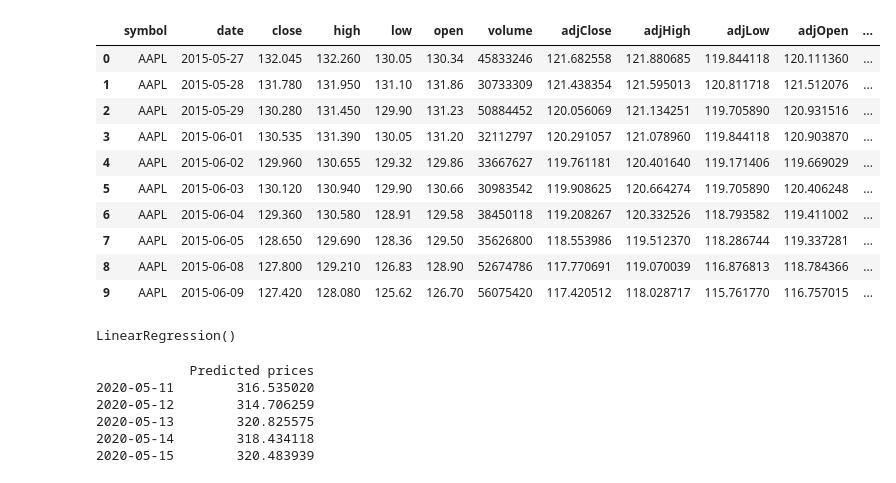
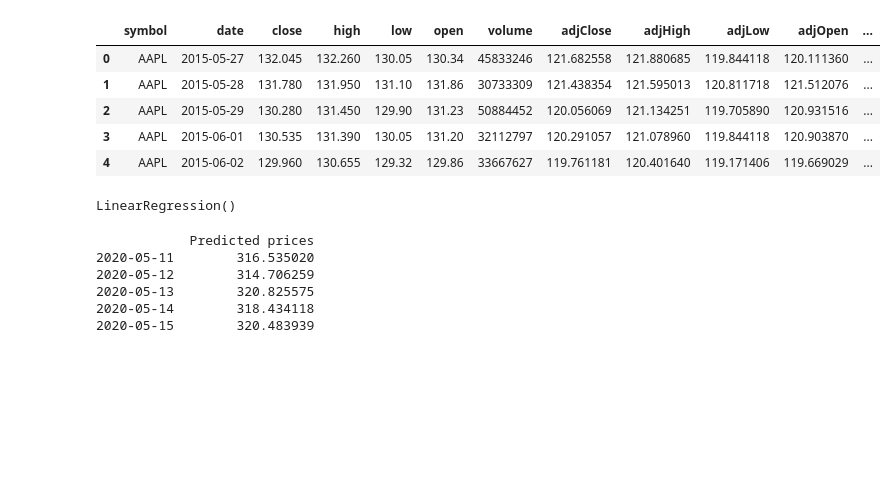
Before and after one commit to arnavasoni/AAPL-Stock, a Jupyter notebook: aapl_stock.ipynb, the cells around one changed output. Saved outputs shown, nothing was run; the diff lists cells and outputs as text; code cells hidden in the pictures; blank space fills up the shorter version.

```diff
--- a/aapl_stock.ipynb
+++ b/aapl_stock.ipynb
@@ -27,21 +26,16 @@ def prep(df, fore_col, fore_out, test_size):
 # %%
 # read the data.
 data = pd.read_csv(r'C:\Users\arnav\OneDrive\Desktop\Projects\proj-2\AAPL.csv')
 # r is used before the path so that '\' is not considered as an escape character
 data=data[data['symbol']=='AAPL']
-data.head(10)
+data.head()
 # %% [output]
 |  | symbol | date | close | high | low | open | volume | adjClose | adjHigh | adjLow | adjOpen | ... |
 | 0 | AAPL | 2015-05-27 | 132.045 | 132.260 | 130.05 | 130.34 | 45833246 | 121.682558 | 121.880685 | 119.844118 | 120.111360 | ... |
 | 1 | AAPL | 2015-05-28 | 131.780 | 131.950 | 131.10 | 131.86 | 30733309 | 121.438354 | 121.595013 | 120.811718 | 121.512076 | ... |
 | 2 | AAPL | 2015-05-29 | 130.280 | 131.450 | 129.90 | 131.23 | 50884452 | 120.056069 | 121.134251 | 119.705890 | 120.931516 | ... |
 | 3 | AAPL | 2015-06-01 | 130.535 | 131.390 | 130.05 | 131.20 | 32112797 | 120.291057 | 121.078960 | 119.844118 | 120.903870 | ... |
 | 4 | AAPL | 2015-06-02 | 129.960 | 130.655 | 129.32 | 129.86 | 33667627 | 119.761181 | 120.401640 | 119.171406 | 119.669029 | ... |
-| 5 | AAPL | 2015-06-03 | 130.120 | 130.940 | 129.90 | 130.66 | 30983542 | 119.908625 | 120.664274 | 119.705890 | 120.406248 | ... |
-| 6 | AAPL | 2015-06-04 | 129.360 | 130.580 | 128.91 | 129.58 | 38450118 | 119.208267 | 120.332526 | 118.793582 | 119.411002 | ... |
-| 7 | AAPL | 2015-06-05 | 128.650 | 129.690 | 128.36 | 129.50 | 35626800 | 118.553986 | 119.512370 | 118.286744 | 119.337281 | ... |
-| 8 | AAPL | 2015-06-08 | 127.800 | 129.210 | 126.83 | 128.90 | 52674786 | 117.770691 | 119.070039 | 116.876813 | 118.784366 | ... |
-| 9 | AAPL | 2015-06-09 | 127.420 | 128.080 | 125.62 | 126.70 | 56075420 | 117.420512 | 118.028717 | 115.761770 | 116.757015 | ... |
 # %%
 fig = go.Figure(data=go.Candlestick(x=data['date'],
                                     open = data['open'],
```
Also changed, not shown: parts of 1 cell of this notebook.
